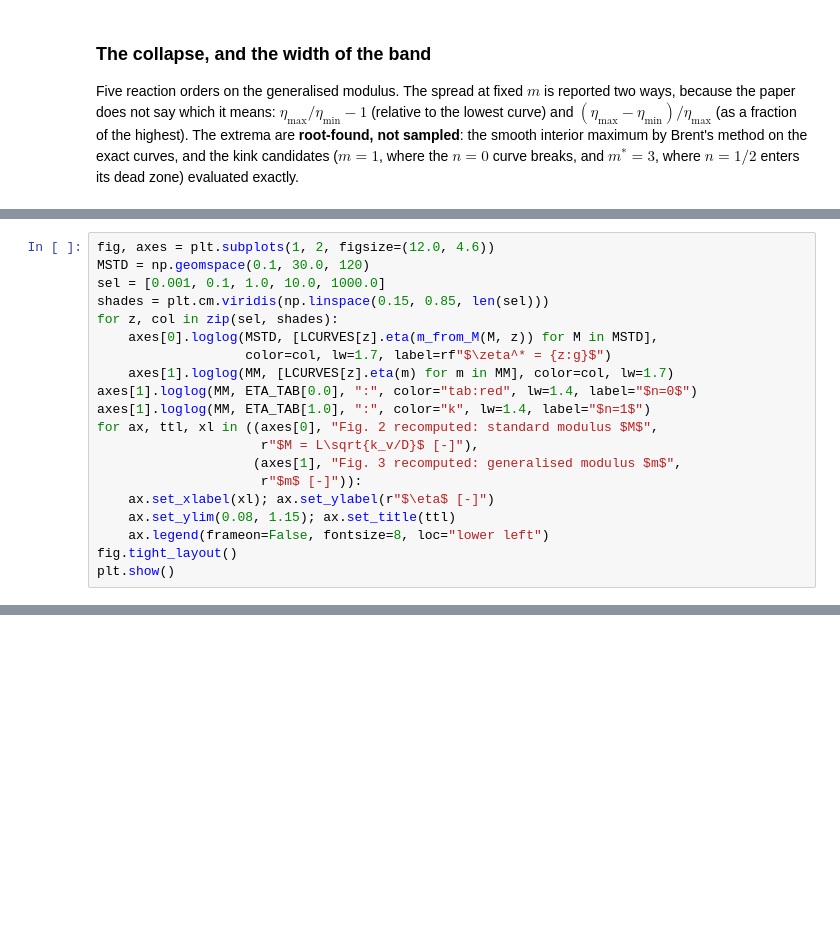
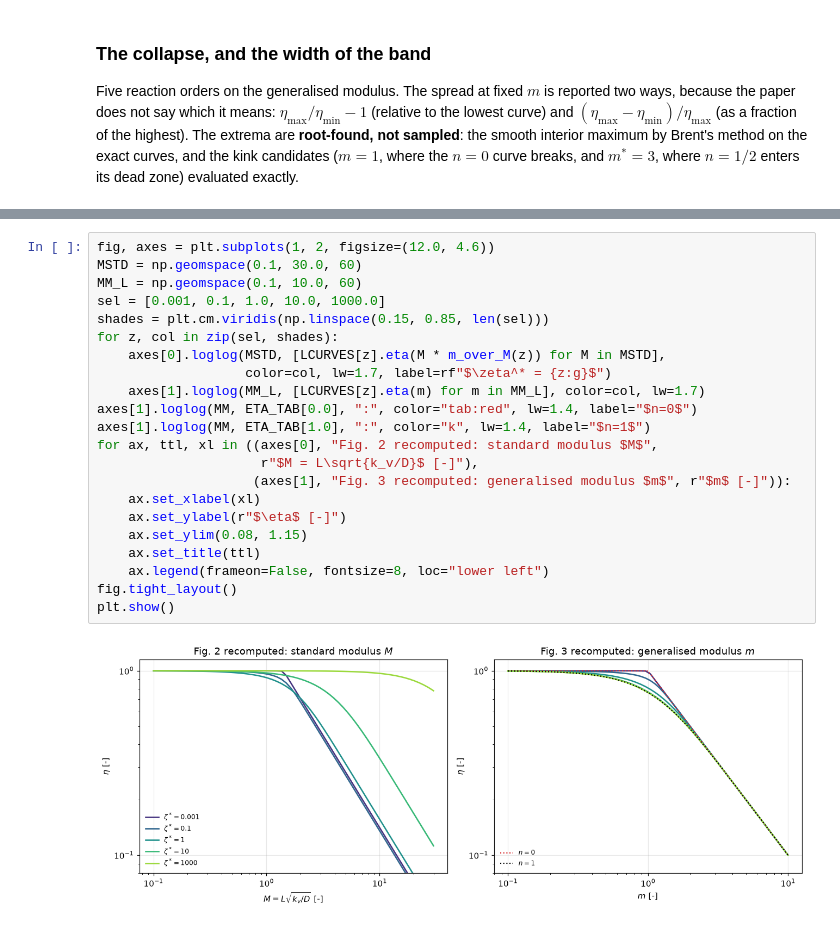
Before and after one commit to computational-chemical-engineering/pymrm-gallery, a Jupyter notebook: pages/B1.3-bischoff-generalised-modulus/index.ipynb, the cells around one changed output, grey strips where cells are left out. Saved outputs shown, nothing was run; the diff lists cells and outputs as text; blank space fills up the shorter version.

```diff
--- a/pages/B1.3-bischoff-generalised-modulus/index.ipynb
+++ b/pages/B1.3-bischoff-generalised-modulus/index.ipynb
@@ -843,20 +627,0 @@ curves never coincide; asymptotic spread 2233% (a factor 23 between the outermos
-# %%
-fig, axes = plt.subplots(1, 2, figsize=(12.0, 4.6))
-MSTD = np.geomspace(0.1, 30.0, 120)
-sel = [0.001, 0.1, 1.0, 10.0, 1000.0]
-shades = plt.cm.viridis(np.linspace(0.15, 0.85, len(sel)))
-for z, col in zip(sel, shades):
-    axes[0].loglog(MSTD, [LCURVES[z].eta(m_from_M(M, z)) for M in MSTD],
-                   color=col, lw=1.7, label=rf"$\zeta^* = {z:g}$")
-    axes[1].loglog(MM, [LCURVES[z].eta(m) for m in MM], color=col, lw=1.7)
-axes[1].loglog(MM, ETA_TAB[0.0], ":", color="tab:red", lw=1.4, label="$n=0$")
-axes[1].loglog(MM, ETA_TAB[1.0], ":", color="k", lw=1.4, label="$n=1$")
-for ax, ttl, xl in ((axes[0], "Fig. 2 recomputed: standard modulus $M$",
-                     r"$M = L\sqrt{k_v/D}$ [-]"),
-                    (axes[1], "Fig. 3 recomputed: generalised modulus $m$",
-                     r"$m$ [-]")):
-    ax.set_xlabel(xl); ax.set_ylabel(r"$\eta$ [-]")
-    ax.set_ylim(0.08, 1.15); ax.set_title(ttl)
-    ax.legend(frameon=False, fontsize=8, loc="lower left")
-fig.tight_layout()
-plt.show()
@@ -1899,0 +855,24 @@ doi:10.1016/S0009-2509(97)00385-0.
+# %%
+fig, axes = plt.subplots(1, 2, figsize=(12.0, 4.6))
+MSTD = np.geomspace(0.1, 30.0, 60)
+MM_L = np.geomspace(0.1, 10.0, 60)
+sel = [0.001, 0.1, 1.0, 10.0, 1000.0]
+shades = plt.cm.viridis(np.linspace(0.15, 0.85, len(sel)))
+for z, col in zip(sel, shades):
+    axes[0].loglog(MSTD, [LCURVES[z].eta(M * m_over_M(z)) for M in MSTD],
+                   color=col, lw=1.7, label=rf"$\zeta^* = {z:g}$")
+    axes[1].loglog(MM_L, [LCURVES[z].eta(m) for m in MM_L], color=col, lw=1.7)
+axes[1].loglog(MM, ETA_TAB[0.0], ":", color="tab:red", lw=1.4, label="$n=0$")
+axes[1].loglog(MM, ETA_TAB[1.0], ":", color="k", lw=1.4, label="$n=1$")
+for ax, ttl, xl in ((axes[0], "Fig. 2 recomputed: standard modulus $M$",
+                     r"$M = L\sqrt{k_v/D}$ [-]"),
+                    (axes[1], "Fig. 3 recomputed: generalised modulus $m$", r"$m$ [-]")):
+    ax.set_xlabel(xl)
+    ax.set_ylabel(r"$\eta$ [-]")
+    ax.set_ylim(0.08, 1.15)
+    ax.set_title(ttl)
+    ax.legend(frameon=False, fontsize=8, loc="lower left")
+fig.tight_layout()
+plt.show()
+# %% [output]
+[figure, added]
```
Also changed, not shown: parts of 101 cells of this notebook, 12 other files.
